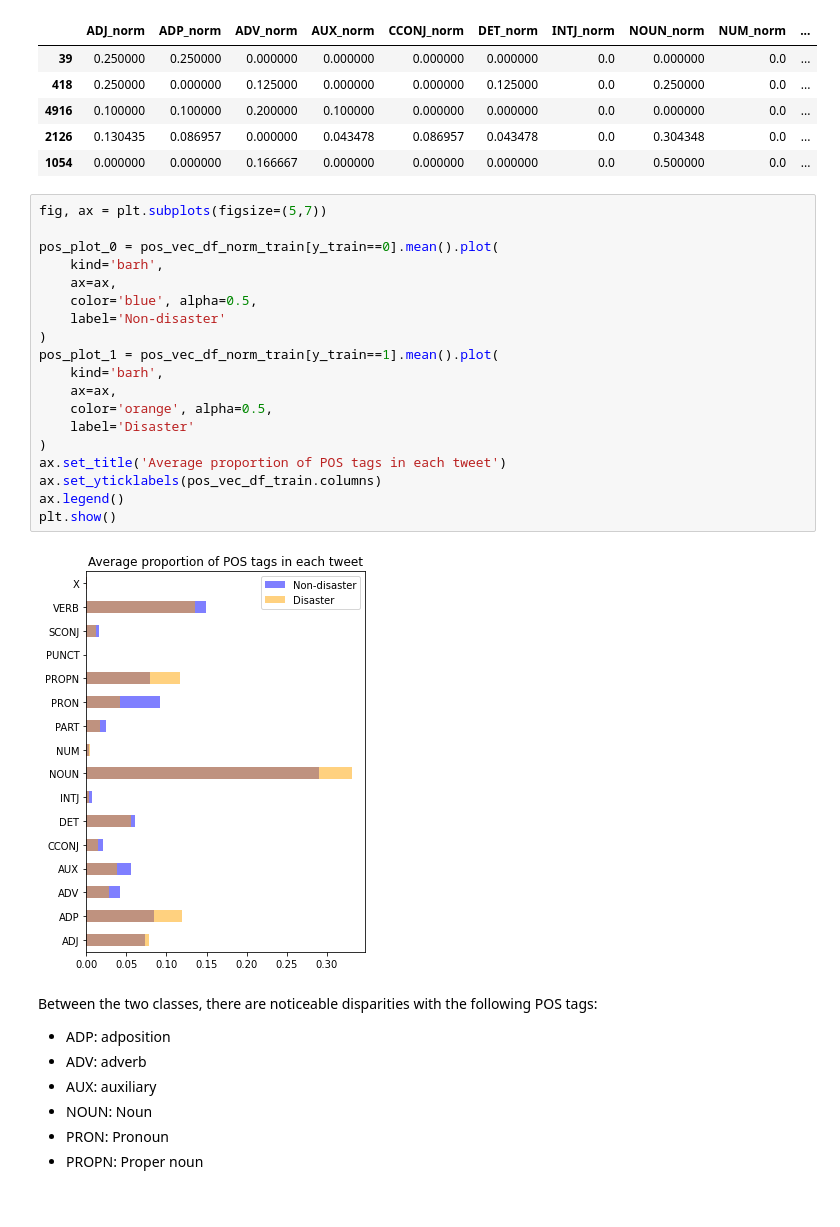
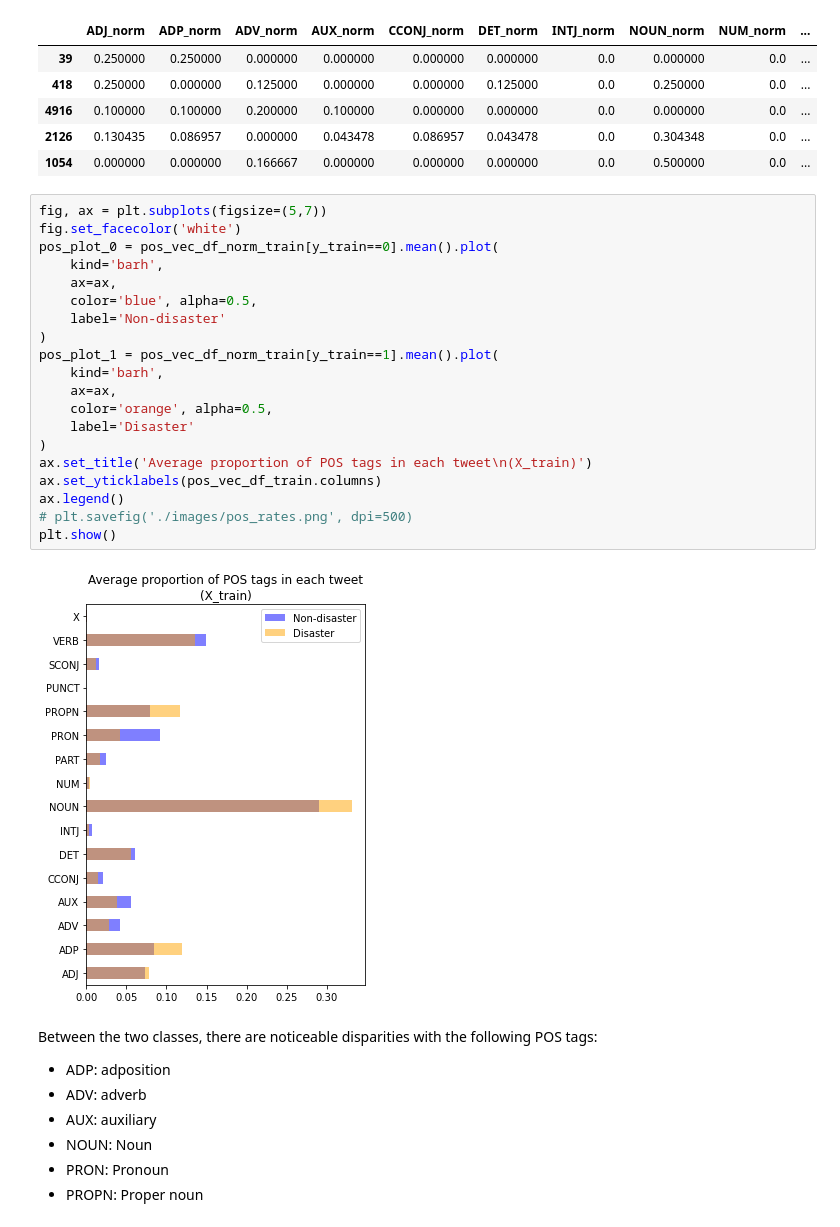
Before and after one commit to zshoorbajee/FlatironProject4, a Jupyter notebook: index.ipynb, the cells around one changed output. Saved outputs shown, nothing was run; the diff lists cells and outputs as text.

```diff
--- a/index.ipynb
+++ b/index.ipynb
@@ -774,25 +840,26 @@ pos_vec_df_norm_train.head()
 | 1054 | 0.000000 | 0.000000 | 0.166667 | 0.000000 | 0.000000 | 0.000000 | 0.0 | 0.500000 | 0.0 | ... |
 # %%
 fig, ax = plt.subplots(figsize=(5,7))
-
+fig.set_facecolor('white')
 pos_plot_0 = pos_vec_df_norm_train[y_train==0].mean().plot(
     kind='barh',
     ax=ax,
     color='blue', alpha=0.5,
     label='Non-disaster'
 )
 pos_plot_1 = pos_vec_df_norm_train[y_train==1].mean().plot(
     kind='barh',
     ax=ax,
     color='orange', alpha=0.5,
     label='Disaster'
 )
-ax.set_title('Average proportion of POS tags in each tweet')
+ax.set_title('Average proportion of POS tags in each tweet\n(X_train)')
 ax.set_yticklabels(pos_vec_df_train.columns)
 ax.legend()
+# plt.savefig('./images/pos_rates.png', dpi=500)
 plt.show()
 # %% [output]
-[figure, old version]
+[figure, new version]
 # %% [markdown]
 Between the two classes, there are noticeable disparities with the following POS tags:
 
```
Also changed, not shown: parts of 57 cells of this notebook, 39 other files.
